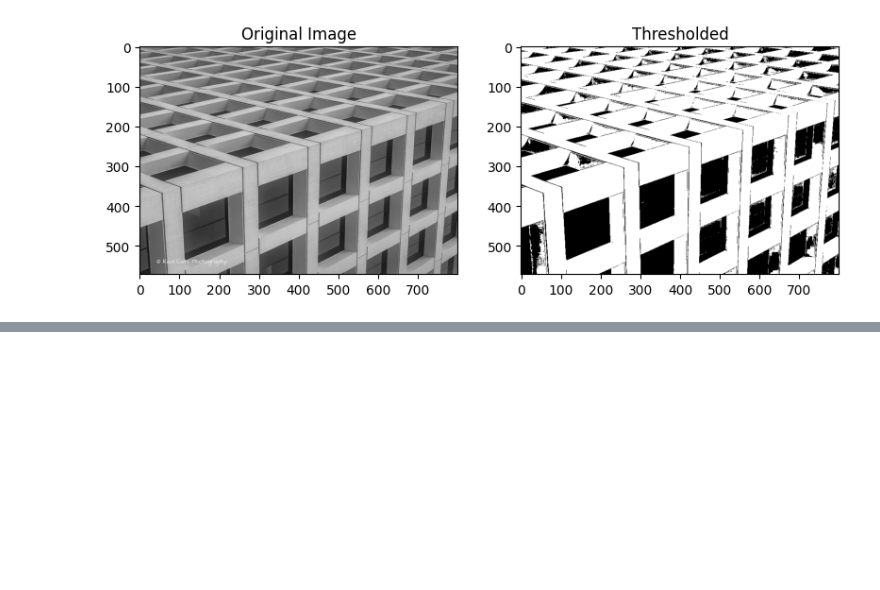
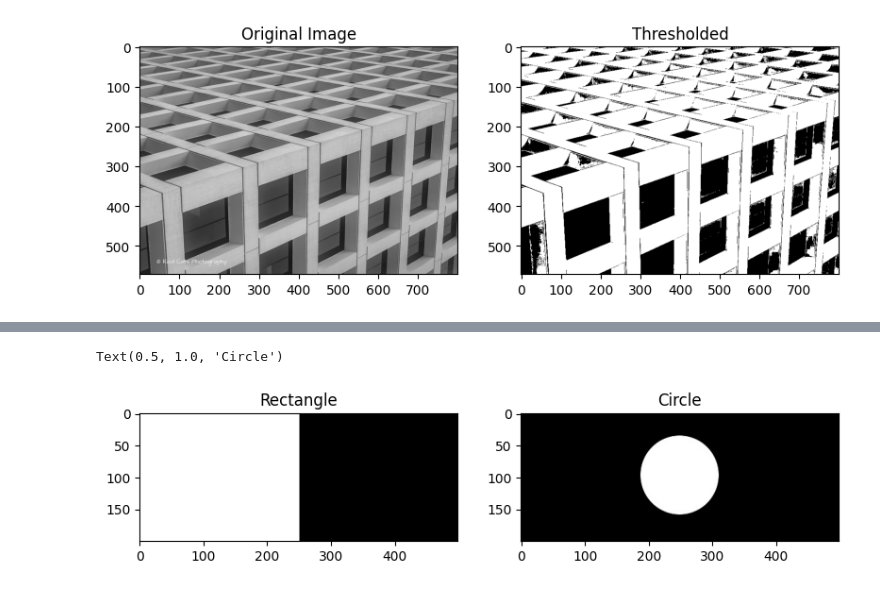
Before and after one commit to Sharjeel1042/OpenCV_Tutorial, a Jupyter notebook: ImageEnhancement.ipynb, the cells around one changed output, grey strips where cells are left out. Drawn from its saved outputs; the diff is of its cells as text; code cells hidden in the pictures; blank space fills up the shorter version.

```diff
--- a/ImageEnhancement.ipynb
+++ b/ImageEnhancement.ipynb
@@ -173,0 +213,16 @@ Shape of thresholded image:  (572, 800)
+# %%
+img_rectangle=cv2.imread("rectangle.jpg", cv2.IMREAD_GRAYSCALE)
+img_circle=cv2.imread("circle.jpg",cv2.IMREAD_GRAYSCALE)
+
+plt.figure(figsize=[20,5])
+
+plt.subplot(141)
+plt.imshow(img_rectangle,cmap='gray')
+plt.title("Rectangle")
+
+plt.subplot(142)
+plt.imshow(img_circle,cmap='gray')
+plt.title("Circle")
+# %% [output]
+Text(0.5, 1.0, 'Circle')
+[figure, added]
```
Also changed, not shown: parts of 20 cells of this notebook.
